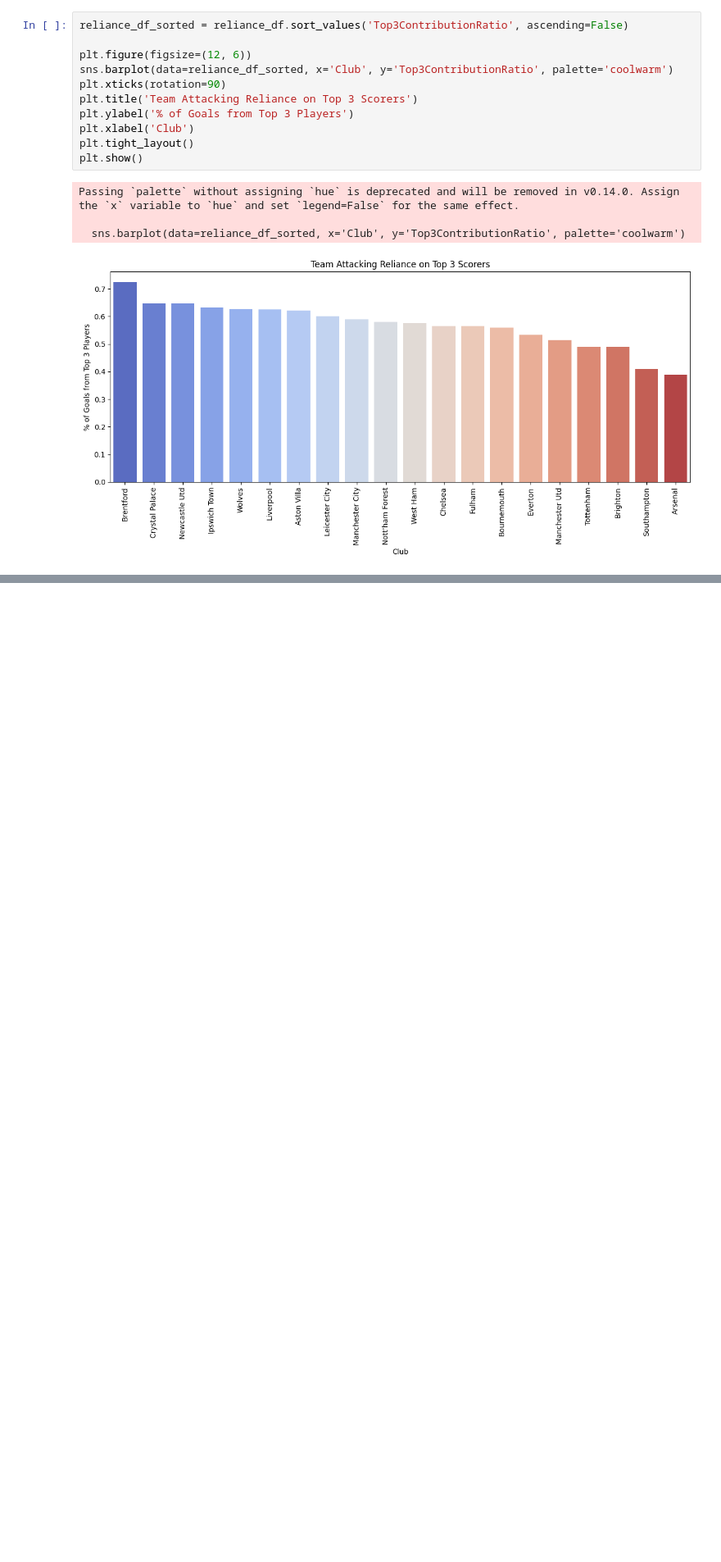
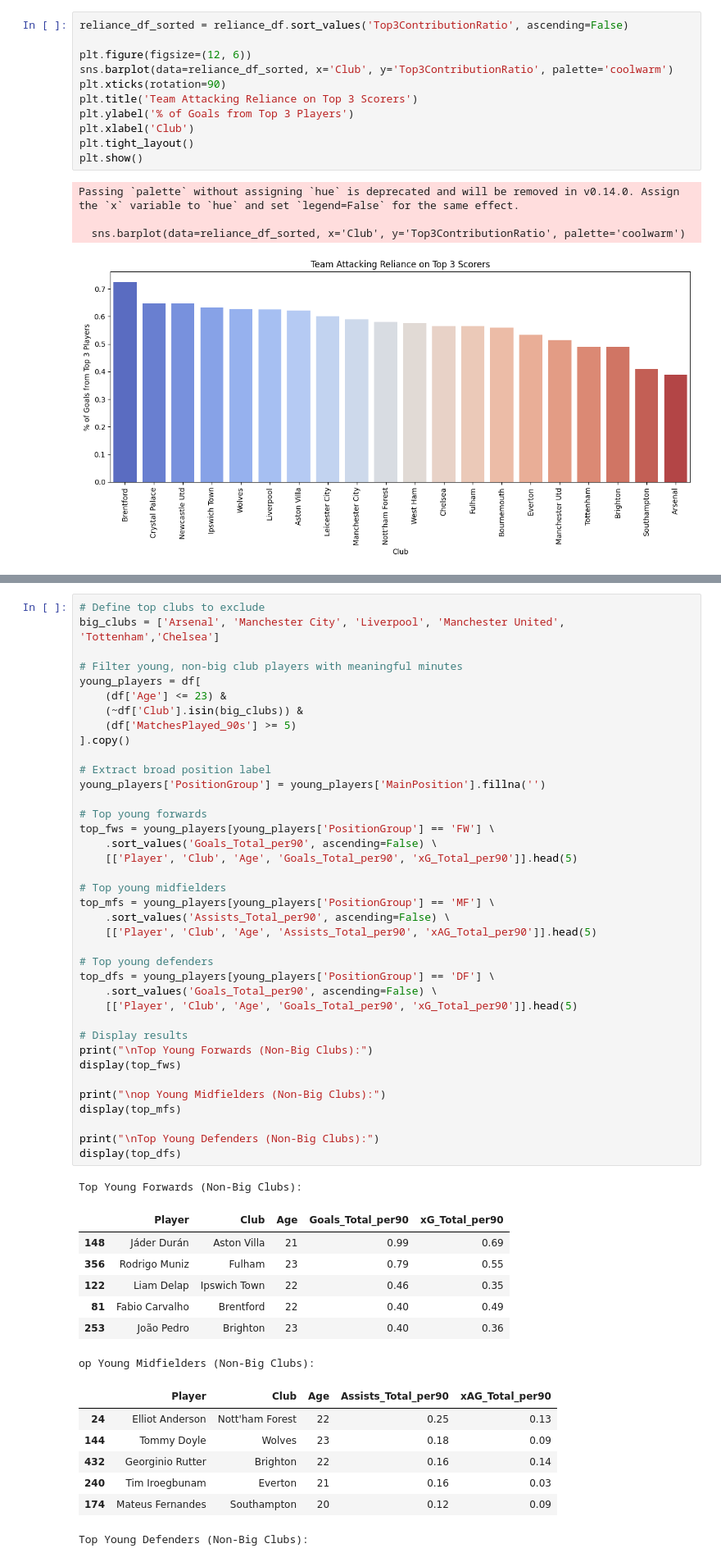
Before and after one commit to AvirukthGT/PremierLeagueAnalysis, a Jupyter notebook: player_analysis.ipynb, the cells around one changed output, grey strips where cells are left out. Shown at 82% size. Saved outputs shown, nothing was run; the diff lists cells and outputs as text; blank space fills up the shorter version.

```diff
--- a/player_analysis.ipynb
+++ b/player_analysis.ipynb
@@ -638,0 +815,54 @@ Passing `palette` without assigning `hue` is deprecated and will be removed in v
+# %%
+# Define top clubs to exclude
+big_clubs = ['Arsenal', 'Manchester City', 'Liverpool', 'Manchester United', 'Tottenham','Chelsea']
+
+# Filter young, non-big club players with meaningful minutes
+young_players = df[
+    (df['Age'] <= 23) &
+    (~df['Club'].isin(big_clubs)) &
+    (df['MatchesPlayed_90s'] >= 5)
+].copy()
+
+# Extract broad position label
+young_players['PositionGroup'] = young_players['MainPosition'].fillna('')
+
+# Top young forwards
+top_fws = young_players[young_players['PositionGroup'] == 'FW'] \
+    .sort_values('Goals_Total_per90', ascending=False) \
+    [['Player', 'Club', 'Age', 'Goals_Total_per90', 'xG_Total_per90']].head(5)
+
+# Top young midfielders
+top_mfs = young_players[young_players['PositionGroup'] == 'MF'] \
+    .sort_values('Assists_Total_per90', ascending=False) \
+    [['Player', 'Club', 'Age', 'Assists_Total_per90', 'xAG_Total_per90']].head(5)
+
+# Top young defenders
+top_dfs = young_players[young_players['PositionGroup'] == 'DF'] \
+    .sort_values('Goals_Total_per90', ascending=False) \
+    [['Player', 'Club', 'Age', 'Goals_Total_per90', 'xG_Total_per90']].head(5)
+
+# Display results
+print("\nTop Young Forwards (Non-Big Clubs):")
+display(top_fws)
+
+print("\nop Young Midfielders (Non-Big Clubs):")
+display(top_mfs)
+
+print("\nTop Young Defenders (Non-Big Clubs):")
+display(top_dfs)
+# %% [output]
+Top Young Forwards (Non-Big Clubs):
+|  | Player | Club | Age | Goals_Total_per90 | xG_Total_per90 |
+| 148 | Jáder Durán | Aston Villa | 21 | 0.99 | 0.69 |
+| 356 | Rodrigo Muniz | Fulham | 23 | 0.79 | 0.55 |
+| 122 | Liam Delap | Ipswich Town | 22 | 0.46 | 0.35 |
+| 81 | Fabio Carvalho | Brentford | 22 | 0.40 | 0.49 |
+| 253 | João Pedro | Brighton | 23 | 0.40 | 0.36 |
+op Young Midfielders (Non-Big Clubs):
+|  | Player | Club | Age | Assists_Total_per90 | xAG_Total_per90 |
+| 24 | Elliot Anderson | Nott'ham Forest | 22 | 0.25 | 0.13 |
+| 144 | Tommy Doyle | Wolves | 23 | 0.18 | 0.09 |
+| 432 | Georginio Rutter | Brighton | 22 | 0.16 | 0.14 |
+| 240 | Tim Iroegbunam | Everton | 21 | 0.16 | 0.03 |
+| 174 | Mateus Fernandes | Southampton | 20 | 0.12 | 0.09 |
+Top Young Defenders (Non-Big Clubs):
```
Also changed, not shown: parts of 14 cells of this notebook.
